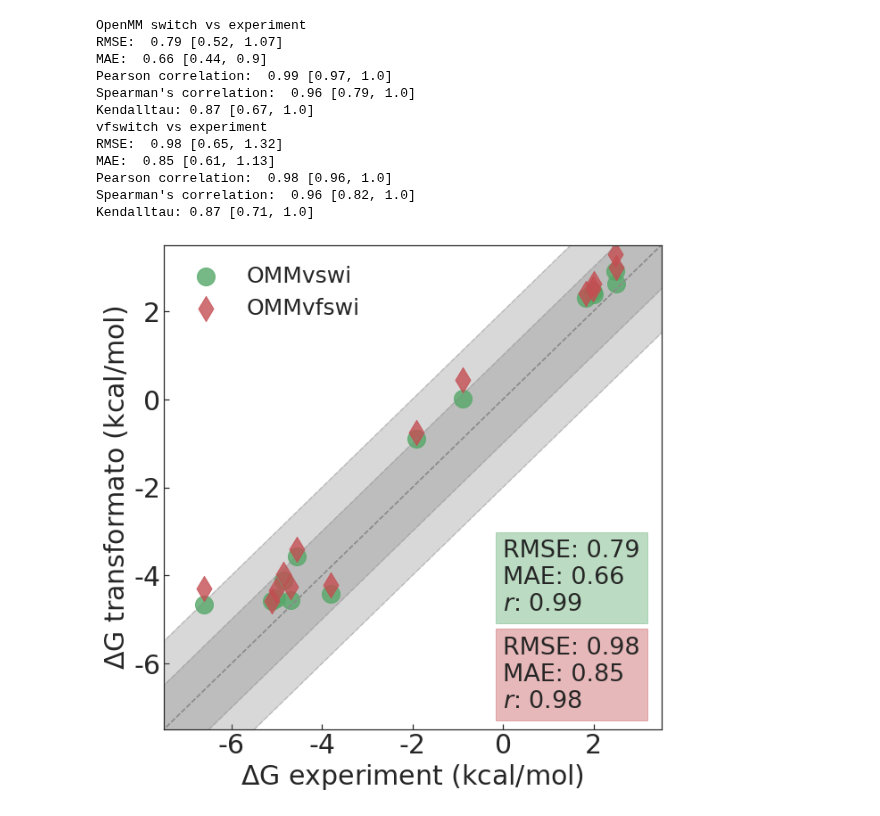
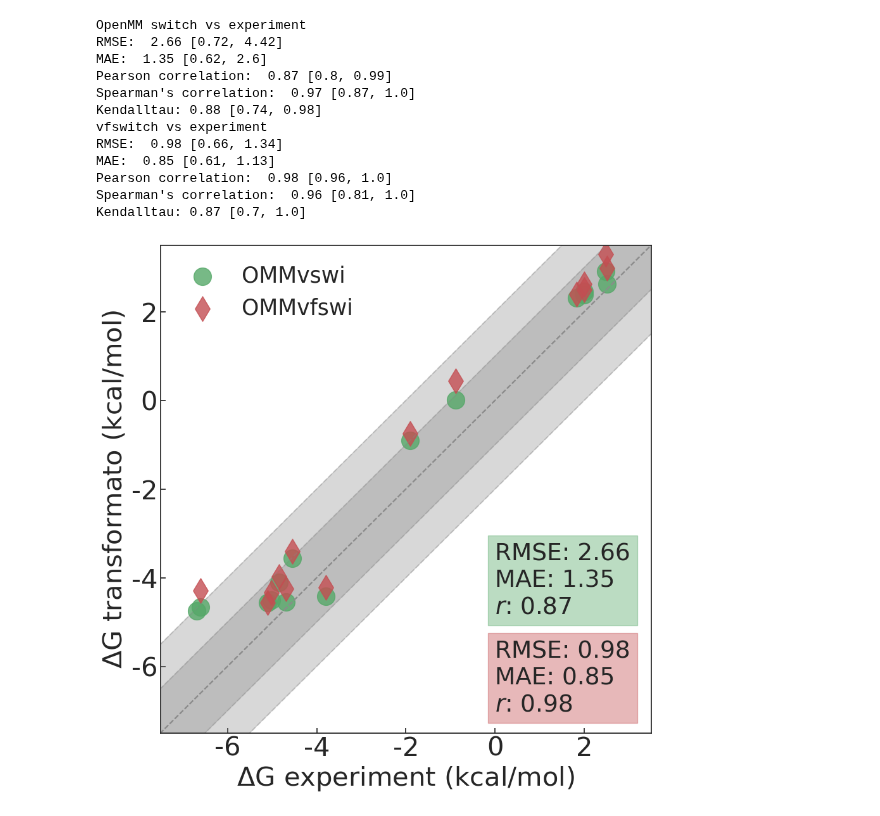
Before and after one commit to JohannesKarwou/notebooks, a Jupyter notebook: freeSolvSummary.ipynb, the cells around one changed output. Cells and saved outputs as stored; diff of their text form; code cells hidden in the pictures.

```diff
--- a/freeSolvSummary.ipynb
+++ b/freeSolvSummary.ipynb
@@ -692,8 +692,7 @@ subset = pd.read_csv(
     header=1,
 )
 # %%
-subset = subset[0:22]
-
+# subset = subset[0:22]
 
 def reduce_df(df, column1, column2):
     for index, row in df.iterrows():
@@ -844,53 +843,53 @@ x = "exp"
 
 print("OpenMM switch vs experiment")
 y = "cor_dG (TF) switch"
-df = reduce_df(subset, x, y)
+df = reduce_df(subset[0:22], x, y)
 # df = df[:-3]  ## ATTENTION, we have to remove the values where ther is no analogon in vfswitch
 rmse, mae, r, _, _ = calculate_statistics(df[x], df[y])
 
-axs.scatter(subset[x], subset[y], color="C2", label="OMMvswi", alpha=0.8)
+axs.scatter(subset[x][0:22], subset[y][0:22], color="C2", label="OMMvswi", alpha=0.8)
 text = f"RMSE: {rmse}\nMAE: {mae}\n$r$: {r:.2f}"
 axs.text(
     0,
     -4.8,
     text,
     fontsize=27,
     bbox={"boxstyle": "square", "fill": True, "fc": "C2", "ec": "C2", "alpha": 0.4},
 )
 
 print("vfswitch vs experiment")
 y = "vfswitch dG (TF)"
-df2 = reduce_df(subset, x, y)
+df2 = reduce_df(subset[0:22], x, y)
 rmse, mae, r, _, _ = calculate_statistics(df2[x], df2[y])
 
 axs.scatter(
-    subset[x], subset[y], marker="d", color="C3", label="OMMvfswi", alpha=0.8
+    subset[x][0:22], subset[y][0:22], marker="d", color="C3", label="OMMvfswi", alpha=0.8
 )
 text = f"RMSE: {rmse}\nMAE: {mae}\n$r$: {r:.2f}"
 axs.text(
     0,
     -7,
     text,
     fontsize=27,
     bbox={"boxstyle": "square", "fill": True, "fc": "C3", "ec": "C3", "alpha": 0.4},
 )
 
 axs.legend(frameon=False)
 plt.savefig(f"images/comparison_switching_exp.pdf")
 # %% [output]
 OpenMM switch vs experiment
-RMSE:  0.79 [0.52, 1.07]
-MAE:  0.66 [0.44, 0.9]
-Pearson correlation:  0.99 [0.97, 1.0]
-Spearman's correlation:  0.96 [0.79, 1.0]
-Kendalltau: 0.87 [0.67, 1.0]
+RMSE:  2.66 [0.72, 4.42]
+MAE:  1.35 [0.62, 2.6]
+Pearson correlation:  0.87 [0.8, 0.99]
+Spearman's correlation:  0.97 [0.87, 1.0]
+Kendalltau: 0.88 [0.74, 0.98]
 vfswitch vs experiment
-RMSE:  0.98 [0.65, 1.32]
+RMSE:  0.98 [0.66, 1.34]
 MAE:  0.85 [0.61, 1.13]
 Pearson correlation:  0.98 [0.96, 1.0]
-Spearman's correlation:  0.96 [0.82, 1.0]
-Kendalltau: 0.87 [0.71, 1.0]
+Spearman's correlation:  0.96 [0.81, 1.0]
+Kendalltau: 0.87 [0.7, 1.0]
-[figure, old version]
+[figure, new version]
 # %%
 fig, axs = plt.subplots(figsize=(10, 10))
 
```
Also changed, not shown: parts of 11 cells of this notebook.
